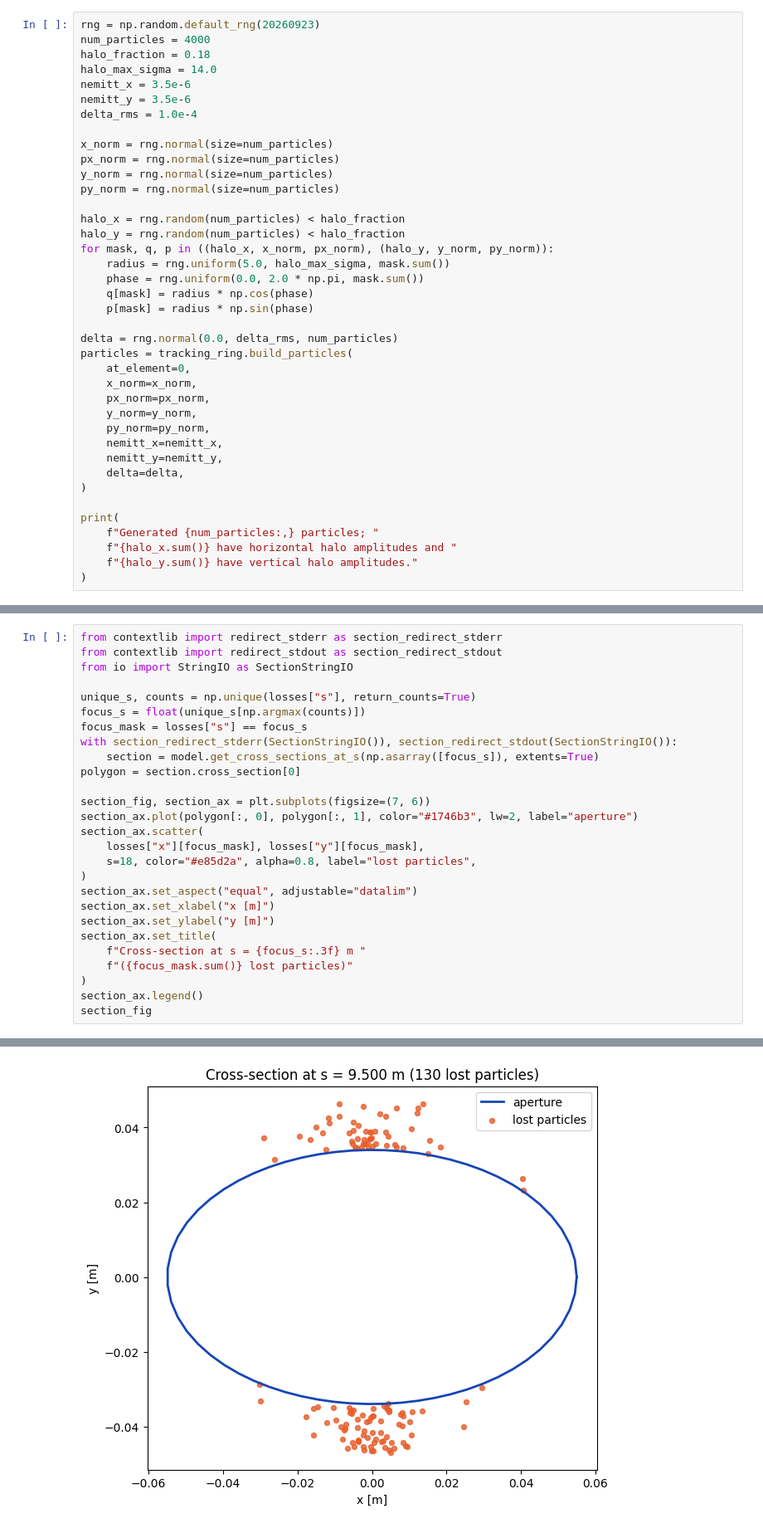
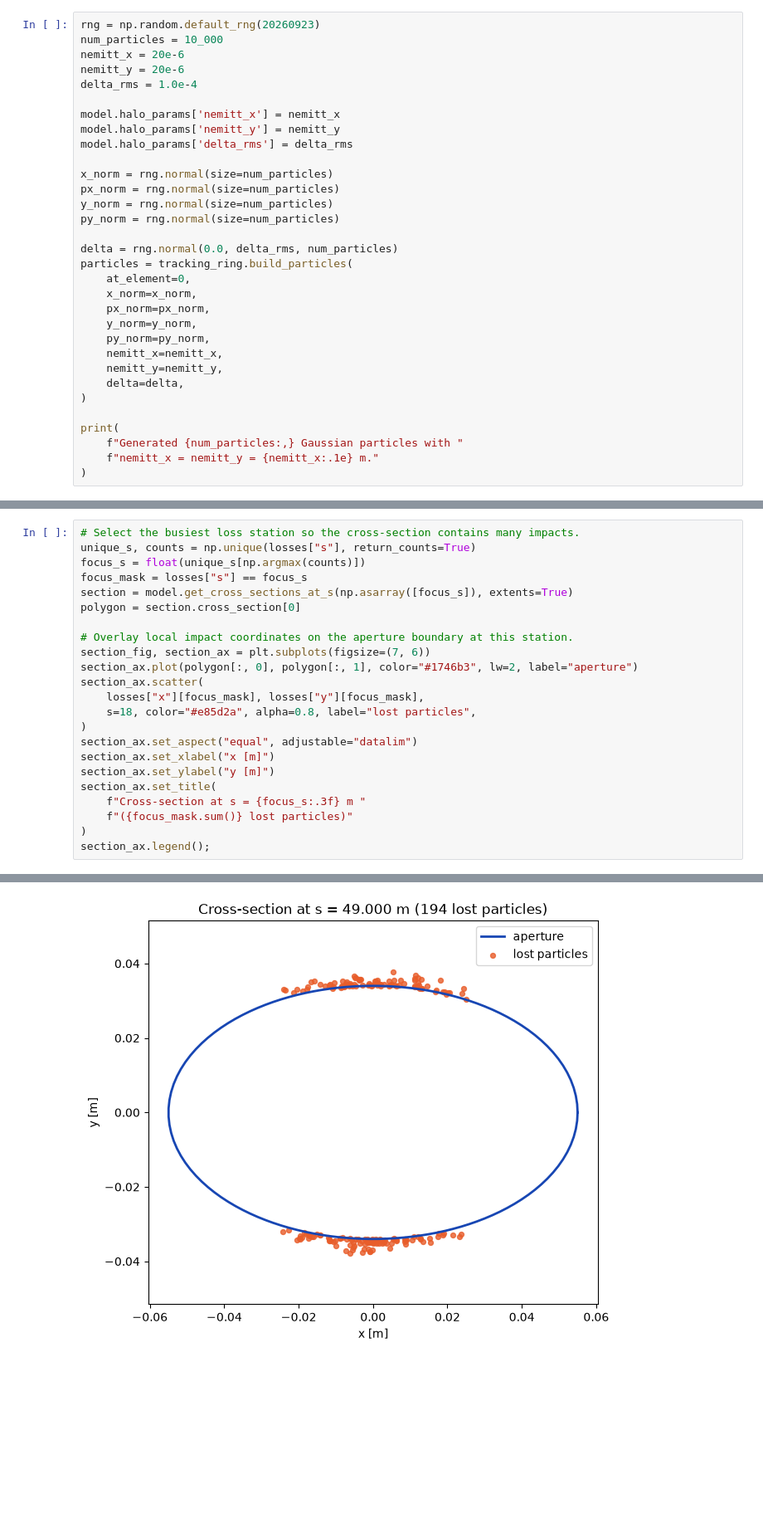
Before and after one commit to szymonlopaciuk/aperture-model-tutorial, a Jupyter notebook: 004_losses.ipynb, the cells around one changed output, grey strips where cells are left out. Shown at 83% size. Drawn from its saved outputs; the diff is of its cells as text; blank space fills up the shorter version.

```diff
--- a/004_losses.ipynb
+++ b/004_losses.ipynb
@@ -85,24 +67,18 @@ start; the halo fraction, emittances, and momentum spread are demo knobs.
 # %%
 rng = np.random.default_rng(20260923)
-num_particles = 4000
-halo_fraction = 0.18
-halo_max_sigma = 14.0
-nemitt_x = 3.5e-6
-nemitt_y = 3.5e-6
+num_particles = 10_000
+nemitt_x = 20e-6
+nemitt_y = 20e-6
 delta_rms = 1.0e-4
+
+model.halo_params['nemitt_x'] = nemitt_x
+model.halo_params['nemitt_y'] = nemitt_y
+model.halo_params['delta_rms'] = delta_rms
 
 x_norm = rng.normal(size=num_particles)
 px_norm = rng.normal(size=num_particles)
 y_norm = rng.normal(size=num_particles)
 py_norm = rng.normal(size=num_particles)
-
-halo_x = rng.random(num_particles) < halo_fraction
-halo_y = rng.random(num_particles) < halo_fraction
-for mask, q, p in ((halo_x, x_norm, px_norm), (halo_y, y_norm, py_norm)):
-    radius = rng.uniform(5.0, halo_max_sigma, mask.sum())
-    phase = rng.uniform(0.0, 2.0 * np.pi, mask.sum())
-    q[mask] = radius * np.cos(phase)
-    p[mask] = radius * np.sin(phase)
 
 delta = rng.normal(0.0, delta_rms, num_particles)
 particles = tracking_ring.build_particles(
@@ -117,8 +93,7 @@ particles = tracking_ring.build_particles(
 )
 
 print(
-    f"Generated {num_particles:,} particles; "
-    f"{halo_x.sum()} have horizontal halo amplitudes and "
-    f"{halo_y.sum()} have vertical halo amplitudes."
+    f"Generated {num_particles:,} Gaussian particles with "
+    f"nemitt_x = nemitt_y = {nemitt_x:.1e} m."
 )
 # %% [output]
@@ -200,32 +179,28 @@ Choose the most populated loss station. The polygon is the installed
 aperture section at that station; the points are particles stopped there,
 in the local transverse coordinates used by the tracking element.
 # %%
-from contextlib import redirect_stderr as section_redirect_stderr
-from contextlib import redirect_stdout as section_redirect_stdout
-from io import StringIO as SectionStringIO
-
+# Select the busiest loss station so the cross-section contains many impacts.
 unique_s, counts = np.unique(losses["s"], return_counts=True)
 focus_s = float(unique_s[np.argmax(counts)])
 focus_mask = losses["s"] == focus_s
-with section_redirect_stderr(SectionStringIO()), section_redirect_stdout(SectionStringIO()):
-    section = model.get_cross_sections_at_s(np.asarray([focus_s]), extents=True)
+section = model.get_cross_sections_at_s(np.asarray([focus_s]), extents=True)
 polygon = section.cross_section[0]
 
+# Overlay local impact coordinates on the aperture boundary at this station.
 section_fig, section_ax = plt.subplots(figsize=(7, 6))
 section_ax.plot(polygon[:, 0], polygon[:, 1], color="#1746b3", lw=2, label="aperture")
 section_ax.scatter(
     losses["x"][focus_mask], losses["y"][focus_mask],
     s=18, color="#e85d2a", alpha=0.8, label="lost particles",
 )
 section_ax.set_aspect("equal", adjustable="datalim")
 section_ax.set_xlabel("x [m]")
 section_ax.set_ylabel("y [m]")
 section_ax.set_title(
     f"Cross-section at s = {focus_s:.3f} m "
     f"({focus_mask.sum()} lost particles)"
 )
-section_ax.legend()
-section_fig
+section_ax.legend();
 # %% [output]
 Interpolating profiles: 100%
-[figure, old version]
+[figure, new version]
```
Also changed, not shown: parts of 10 cells of this notebook, 4 other files.
